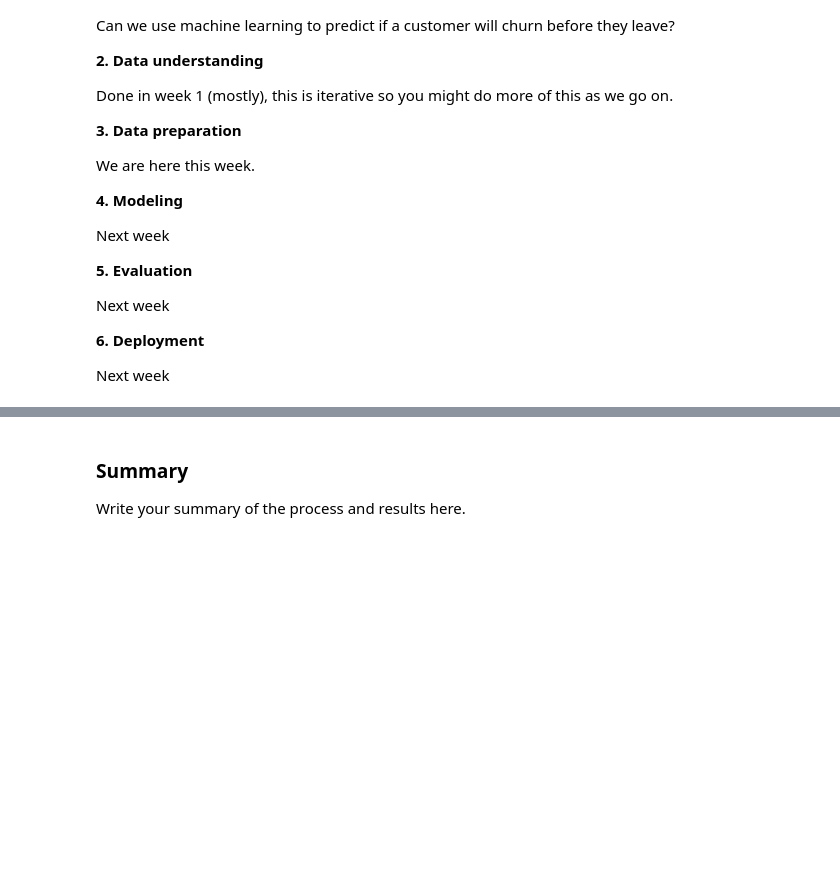
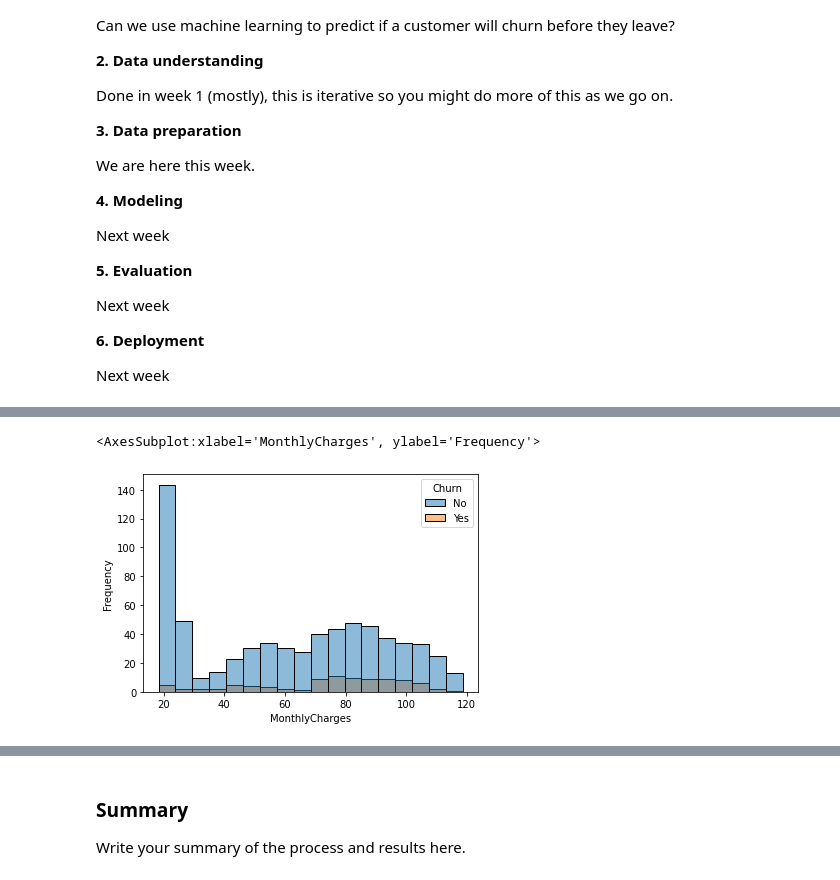
Before and after one commit to kscully-dotcom/msds600, a Jupyter notebook: assignment/week2/Week_2_Assignment_starter.ipynb, the cells around one changed output, grey strips where cells are left out. Drawn from its saved outputs; the diff is of its cells as text; code cells hidden in the pictures; blank space fills up the shorter version.

```diff
--- a/assignment/week2/Week_2_Assignment_starter.ipynb
+++ b/assignment/week2/Week_2_Assignment_starter.ipynb
@@ -46,0 +130,5 @@ Next week
+# %%
+sns.histplot(data=df, x='MonthlyCharges', hue='Churn', stat='frequency')
+# %% [output]
+<AxesSubplot:xlabel='MonthlyCharges', ylabel='Frequency'>
+[figure, added]
```
Also changed, not shown: parts of 56 cells of this notebook, 16 other files.
